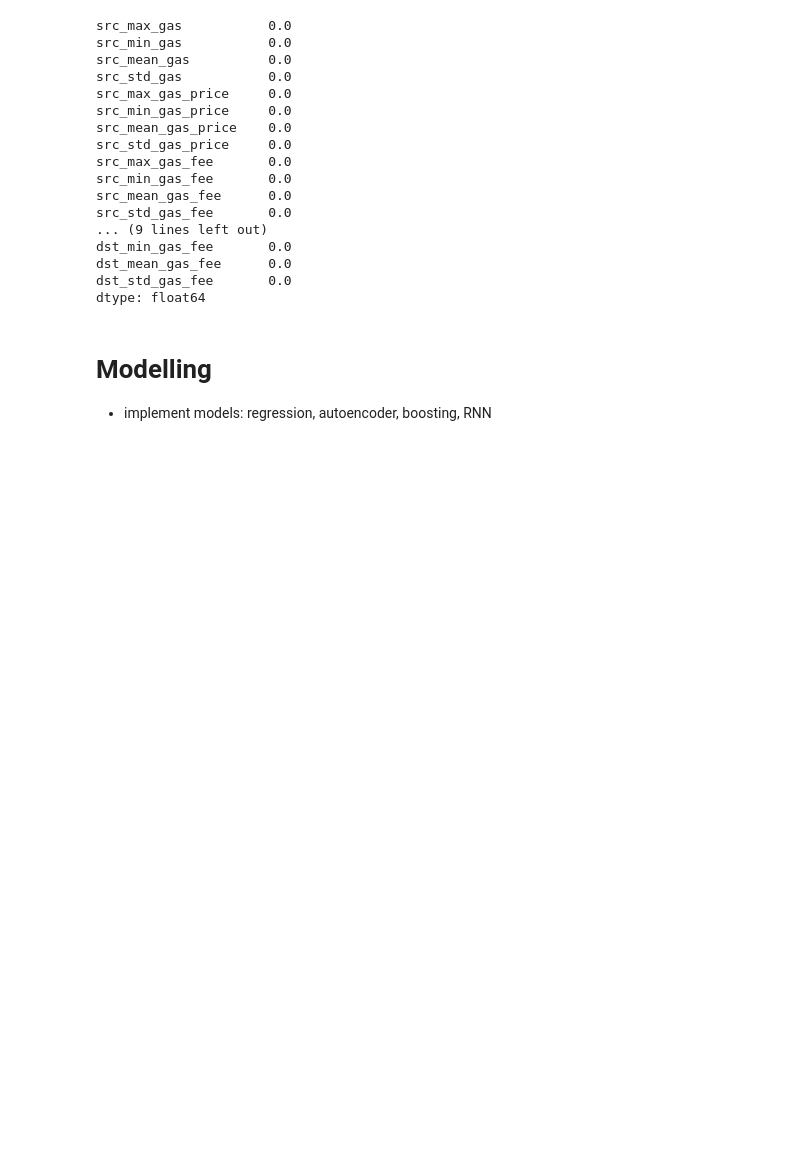
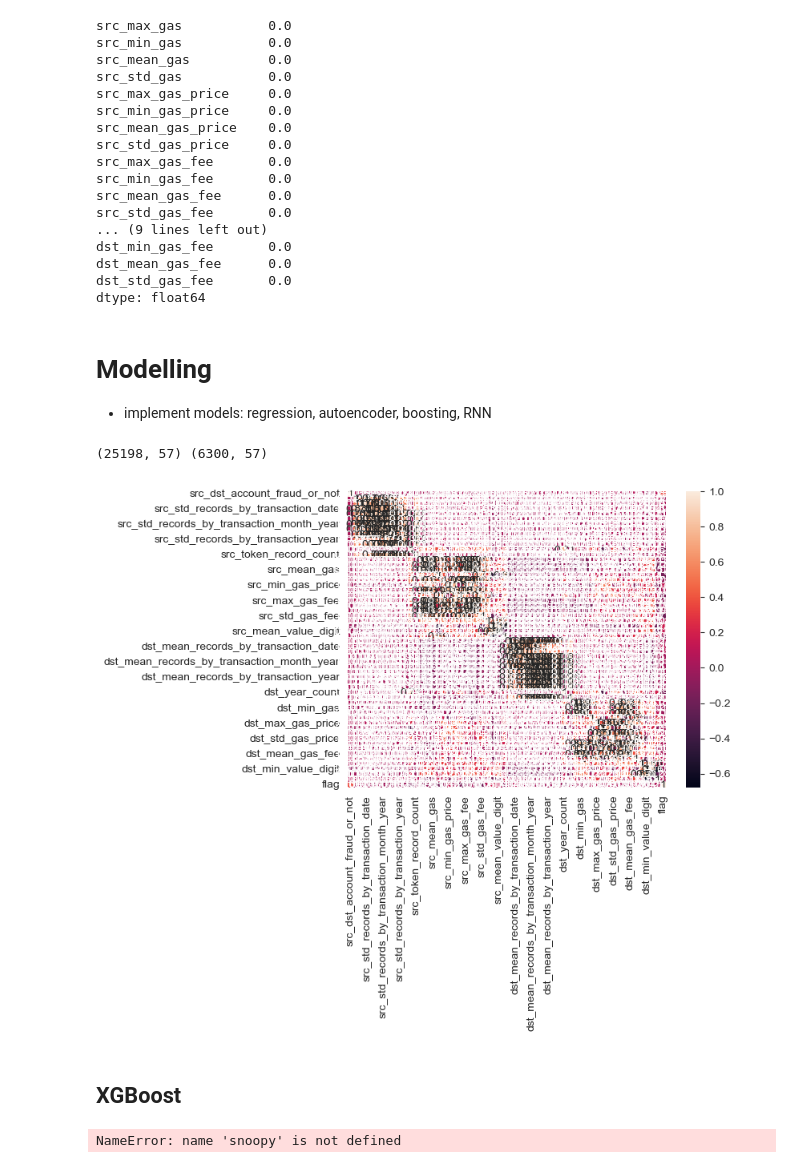
Before and after one commit to LetianY/ethereum-fraud-detection, a Jupyter notebook: fraud_detection.ipynb, the cells around one changed output. Drawn from its saved outputs; the diff is of its cells as text; code cells hidden in the pictures; blank space fills up the shorter version.

Commit message:
Add XGBoost

```diff
--- a/fraud_detection.ipynb
+++ b/fraud_detection.ipynb
@@ -340,3 +381,23 @@ df_all_part3.to_pickle('data/df_all_part2.pkl')
 # %%
-X_train = df_all[df_all.account.isin(train_list)].sort_values(by='account').reset_index(drop=True)
-X_test = df_all[df_all.account.isin(test_list)].sort_values(by='account').reset_index(drop=True)
+df_all = pd.read_pickle('data/df_all_part3.pkl')
+df_all = df_all.merge(df_train, how='left', on='account')
+
+train_data = df_all[df_all.account.isin(train_list)].sort_values(by='account').reset_index(drop=True)
+test_data = df_all[df_all.account.isin(test_list)].sort_values(by='account').reset_index(drop=True)
+
+y_label  = 'flag'
+
+X_train = train_data[features]
+y_train = train_data[y_label]
+X_test = test_data[features]
+# %%
+print(X_train.shape, X_test.shape)
+# %% [output]
+(25198, 57) (6300, 57)
+# %%
+corr_matrix = train_data.corr()
+sn.heatmap(corr_matrix, annot=True)
+plt.savefig('feature_correlation.png')
+plt.show()
+# %% [output]
+[figure, added]
@@ -342,0 +416,6 @@ X_test = df_all[df_all.account.isin(test_list)].sort_values(by='account').reset_
+# %% [markdown]
+## XGBoost
+# %%
+snoopy
+# %% [output]
+NameError: name 'snoopy' is not defined
```
Also changed, not shown: parts of 9 cells of this notebook.
